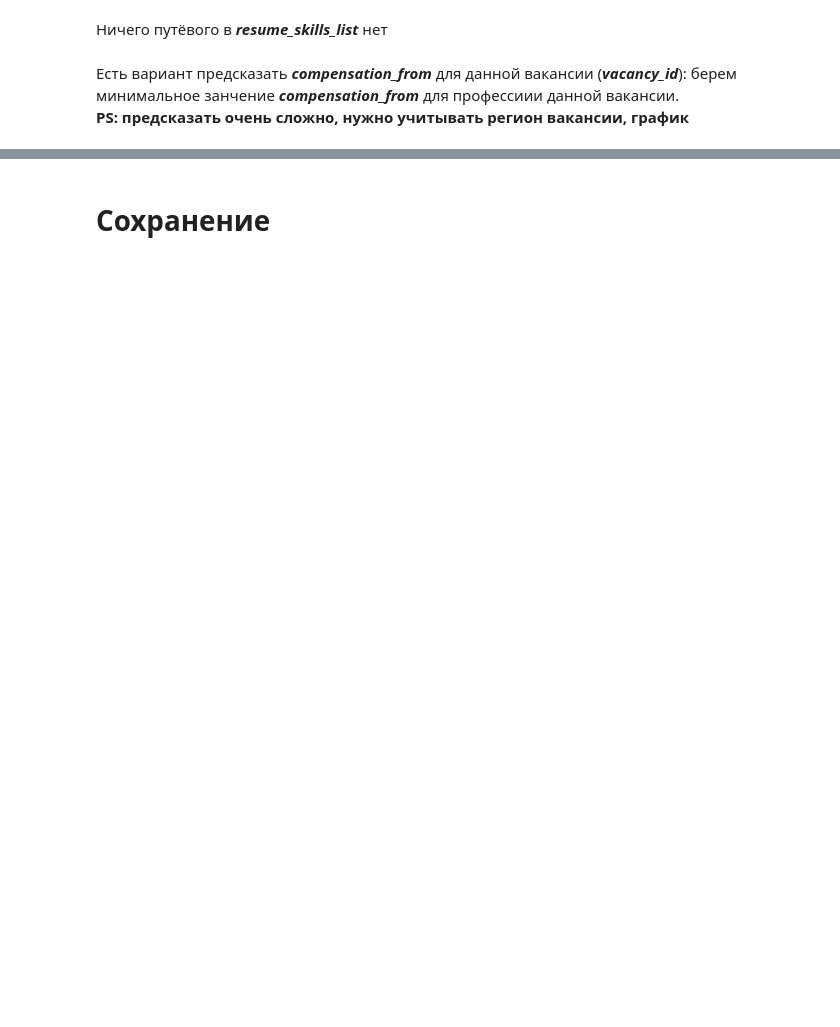
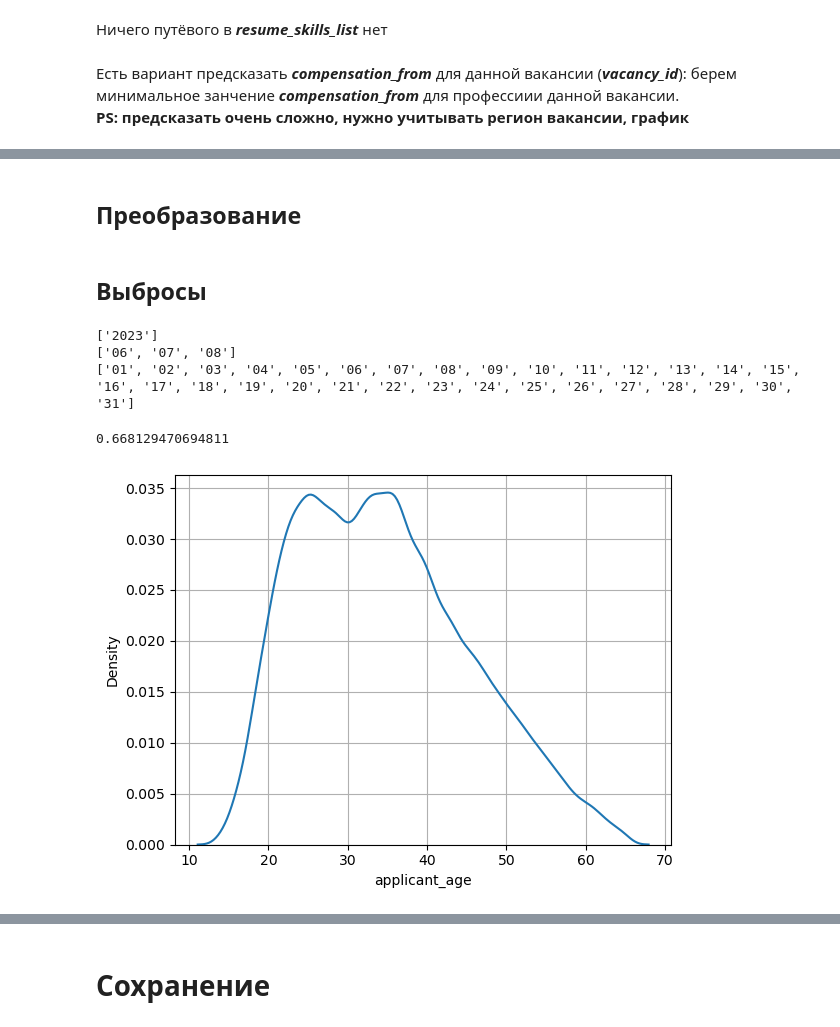
Before and after one commit to listens-to-spotify/-DA-NO-, a Jupyter notebook: preprocessing.ipynb, the cells around one changed output, grey strips where cells are left out. Saved outputs shown, nothing was run; the diff lists cells and outputs as text; code cells hidden in the pictures; blank space fills up the shorter version.

```diff
--- a/preprocessing.ipynb
+++ b/preprocessing.ipynb
@@ -140,9 +140,9 @@ df = df.dropna(subset=['compensation_from'])
 # %%
 df = df.drop(columns=['compensation_to'])
 # %%
-df = df.reset_index()
+df = df.reset_index(drop=True)
 df.info()
-# Всего 79981 строк было удалено (16%)
+# Всего 79981 строк было удалено (16%), 420019 строк осталось (84%)
 # %% [output]
 <class 'pandas.core.frame.DataFrame'>
 RangeIndex: 420019 entries, 0 to 420018
@@ -188,7 +164,43 @@ memory usage: 98.7+ MB
-# %%
-df.topic_creation_date = pd.to_datetime(df.topic_creation_date)
-df.topic_creation_date = df.topic_creation_date.dt.strftime('%Y/%m/%d')
-df.resume_creation_date = pd.to_datetime(df.resume_creation_date)
-df.resume_creation_date = df.resume_creation_date.dt.strftime('%Y/%m/%d')
-df.vacancy_creation_date = pd.to_datetime(df.vacancy_creation_date)
-df.vacancy_creation_date = df.vacancy_creation_date.dt.strftime('%Y/%m/%d')
+# %% [markdown]
+## Преобразование
+# %%
+df['applicant_age'] = 0
+# создадим переменную возраста соискателя
+# а именно это возраст, который будет у соискателя к концу 2023 года
+for index, row in df.iterrows():
+    birth_year = row['year_of_birth']
+    df.loc[index, 'applicant_age'] = 2023 - int(birth_year)
+# %% [markdown]
+## Выбросы
+# %%
+# проверяем временной промежуток для topic_creation_date
+dates = df.topic_creation_date.unique().tolist()
+years = set()
+months = set()
+days = set()
+for elem in dates:
+    years.add(elem[0:4])
+    months.add(elem[5:7])
+    days.add(elem[8:10])
+print(sorted(years))
+print(sorted(months))
+print(sorted(days))
+# всё норм
+# resume_creation_date и vacancy_creation_date проверять не нужно
+# резюме и вакансии могли быть созданы и раньше
+# %% [output]
+['2023']
+['06', '07', '08']
+['01', '02', '03', '04', '05', '06', '07', '08', '09', '10', '11', '12', '13', '14', '15', '16', '17', '18', '19', '20', '21', '22', '23', '24', '25', '26', '27', '28', '29', '30', '31']
+# %%
+# а вот диаграмма распределения возрастовсоискателей
+unique_resumes = df.drop_duplicates(subset=['resume_id'])
+sns.kdeplot(unique_resumes, x='applicant_age')
+plt.grid()
+unique_resumes[(unique_resumes.applicant_age >= 20)
+               & (unique_resumes.applicant_age <= 40)].shape[0] / unique_resumes.shape[0]
+# Out: 0.66545
+# 67% соискателей имеют возраст от 20 до 40
+# %% [output]
+0.668129470694811
+[figure, added]
```
Also changed, not shown: parts of 22 cells of this notebook.
